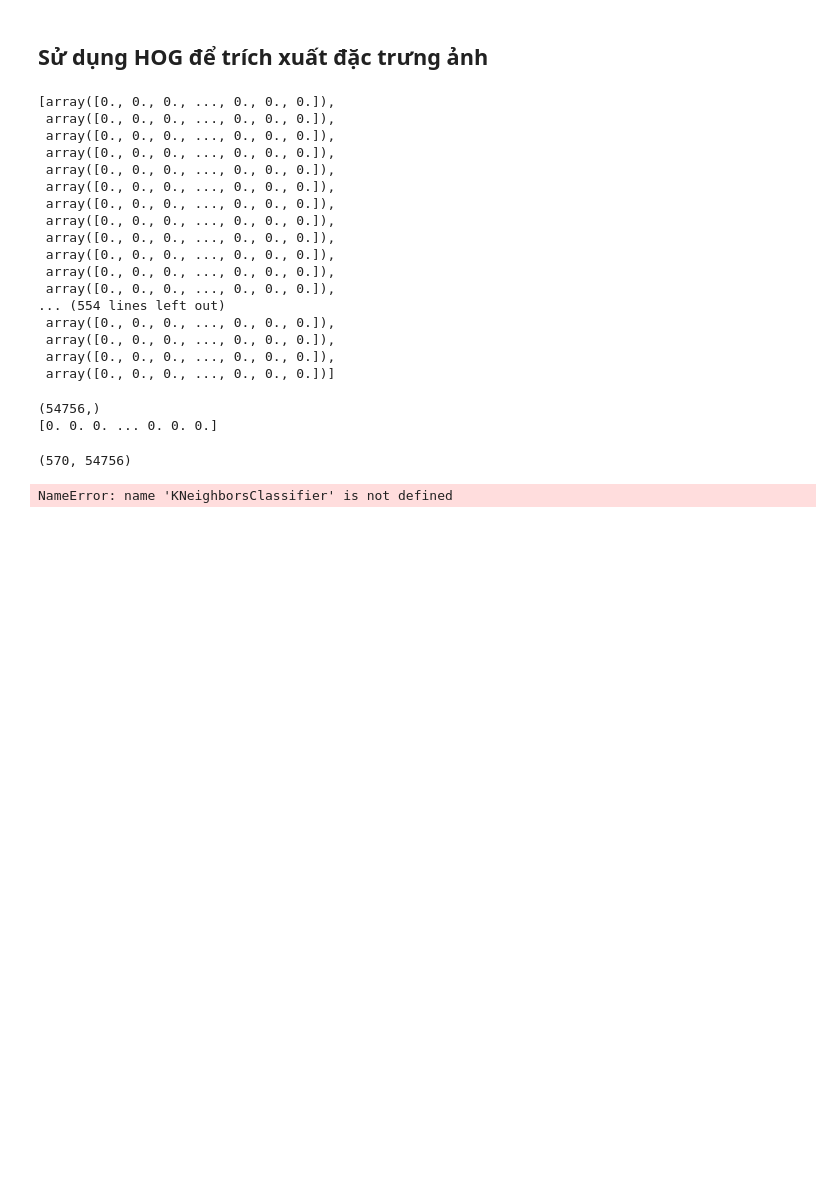
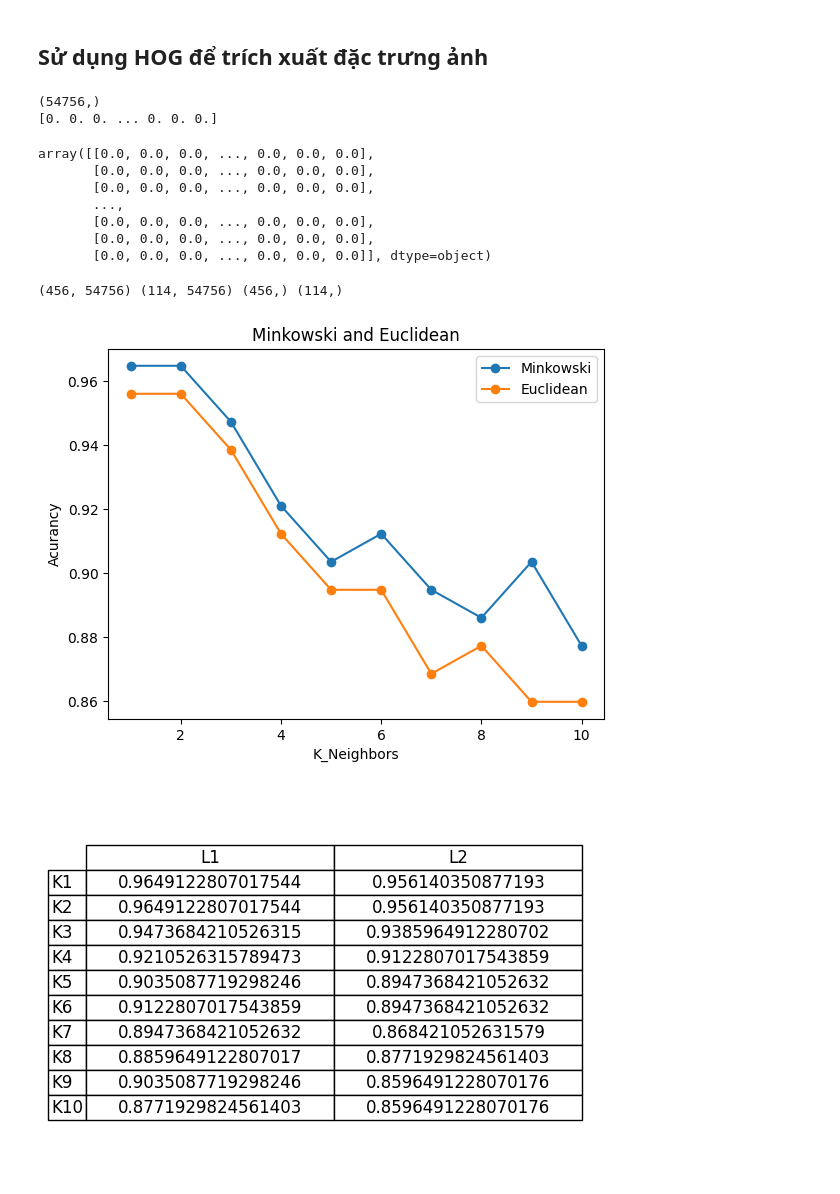
Before and after one commit to TruongDuy2607/HandGestureRecognition, a Jupyter notebook: HandGesture.ipynb, the cells around one changed output. Drawn from its saved outputs; the diff is of its cells as text; code cells hidden in the pictures; blank space fills up the shorter version.

```diff
--- a/HandGesture.ipynb
+++ b/HandGesture.ipynb
@@ -66,25 +74,6 @@ def _preprocessing(fileType):
 
     return data, labels, H
 data, labels, HOG= _preprocessing('./Dataset/train/**/*.jpeg')
-data
-# %% [output]
-[array([0., 0., 0., ..., 0., 0., 0.]),
- array([0., 0., 0., ..., 0., 0., 0.]),
- array([0., 0., 0., ..., 0., 0., 0.]),
- array([0., 0., 0., ..., 0., 0., 0.]),
- array([0., 0., 0., ..., 0., 0., 0.]),
- array([0., 0., 0., ..., 0., 0., 0.]),
- array([0., 0., 0., ..., 0., 0., 0.]),
- array([0., 0., 0., ..., 0., 0., 0.]),
- array([0., 0., 0., ..., 0., 0., 0.]),
- array([0., 0., 0., ..., 0., 0., 0.]),
- array([0., 0., 0., ..., 0., 0., 0.]),
- array([0., 0., 0., ..., 0., 0., 0.]),
-... (554 lines left out)
- array([0., 0., 0., ..., 0., 0., 0.]),
- array([0., 0., 0., ..., 0., 0., 0.]),
- array([0., 0., 0., ..., 0., 0., 0.]),
- array([0., 0., 0., ..., 0., 0., 0.])]
 # %%
 print(HOG.shape)
 print(HOG)
@@ -108,12 +97,40 @@ def _transform_data(data, labels):
     return X, y, y_dict, le
 
 X_train, y_train, y_dict, le = _transform_data(data, labels)
-X_train.shape
-# y_train.shape
+X_train
 # %% [output]
-(570, 54756)
+array([[0.0, 0.0, 0.0, ..., 0.0, 0.0, 0.0],
+       [0.0, 0.0, 0.0, ..., 0.0, 0.0, 0.0],
+       [0.0, 0.0, 0.0, ..., 0.0, 0.0, 0.0],
+       ...,
+       [0.0, 0.0, 0.0, ..., 0.0, 0.0, 0.0],
+       [0.0, 0.0, 0.0, ..., 0.0, 0.0, 0.0],
+       [0.0, 0.0, 0.0, ..., 0.0, 0.0, 0.0]], dtype=object)
 # %%
 X_train, X_test, y_train, y_test = train_test_split(X_train, y_train, test_size=0.2, random_state=42)
+print(X_train.shape, X_test.shape, y_train.shape, y_test.shape)
+# %% [output]
+(456, 54756) (114, 54756) (456,) (114,)
+# %%
+def _subAccuracy(L1, L2):
+    fig, ax = plt.subplots()
+    table_data = [[L1[i], L2[i]] for i in range(len(L1))]
+    table = ax.table(cellText=table_data,
+                 colLabels=['L1', 'L2'],
+                 rowLabels=['K{}'.format(k) for k in range(1, 11)],
+                 cellLoc='center',
+                 loc='center')
+
+# Định dạng bảng
+    table.scale(1, 1.5)  # Điều chỉnh kích thước chiều rộng và chiều cao của ô
+    table.auto_set_font_size(False)  # Tắt tự động điều chỉnh kích thước font
+    table.set_fontsize(12)  # Đặt kích thước font chữ
+
+# Tắt trục x và trục y
+    ax.axis('off')
+
+# Hiển thị biểu đồ
+    plt.show()
 # %%
 # Giá trị của số lượng neighbors để thử
 n_neighbors_list = list(range(1, 11))
@@ -123,31 +140,33 @@ for n_neighbors in n_neighbors_list:
     # Mô hình KNN với distance measure là L1
     model_L1 = KNeighborsClassifier(algorithm='auto', leaf_size=30, metric_params=None, n_jobs=None, n_neighbors=n_neighbors, p=1,
            weights='distance')
     model_L1.fit(X_train, y_train)
     # Dự đoán nhãn lớp trên tập kiểm tra
     y_pred = model_L1.predict(X_test)
     accuracy_L1 = accuracy_score(y_test, y_pred)
     result_L1.append(accuracy_L1)
 
 
     # Mô hình KNN với distance measure là L2
     model_L2 = KNeighborsClassifier(algorithm='auto', leaf_size=30, metric_params=None, n_jobs=None, n_neighbors=n_neighbors, p=2,
            weights='distance')
     model_L2.fit(X_train, y_train)
     # Dự đoán nhãn lớp trên tập kiểm tra
     y_pred = model_L2.predict(X_test)
     accuracy_L2 = accuracy_score(y_test, y_pred)
     result_L2.append(accuracy_L2)
 
 plt.plot(n_neighbors_list, result_L1, marker='o', label='Minkowski')
 plt.plot(n_neighbors_list, result_L2, marker='o', label='Euclidean')
 plt.xlabel('K_Neighbors')
 plt.ylabel('Acurancy')
 plt.title('Minkowski and Euclidean')
 plt.legend()
 plt.show()
 
+_subAccuracy(result_L1, result_L2)
 del result_L1 # Phải xóa đi không run lại nó lại điền tiếp kết quả zô mảng --> kết quả bị sai nha
 del result_L2
 # %% [output]
-NameError: name 'KNeighborsClassifier' is not defined
+[figure, added]
+[figure, added]
```
Also changed, not shown: parts of 3 cells of this notebook, 1 other file.
